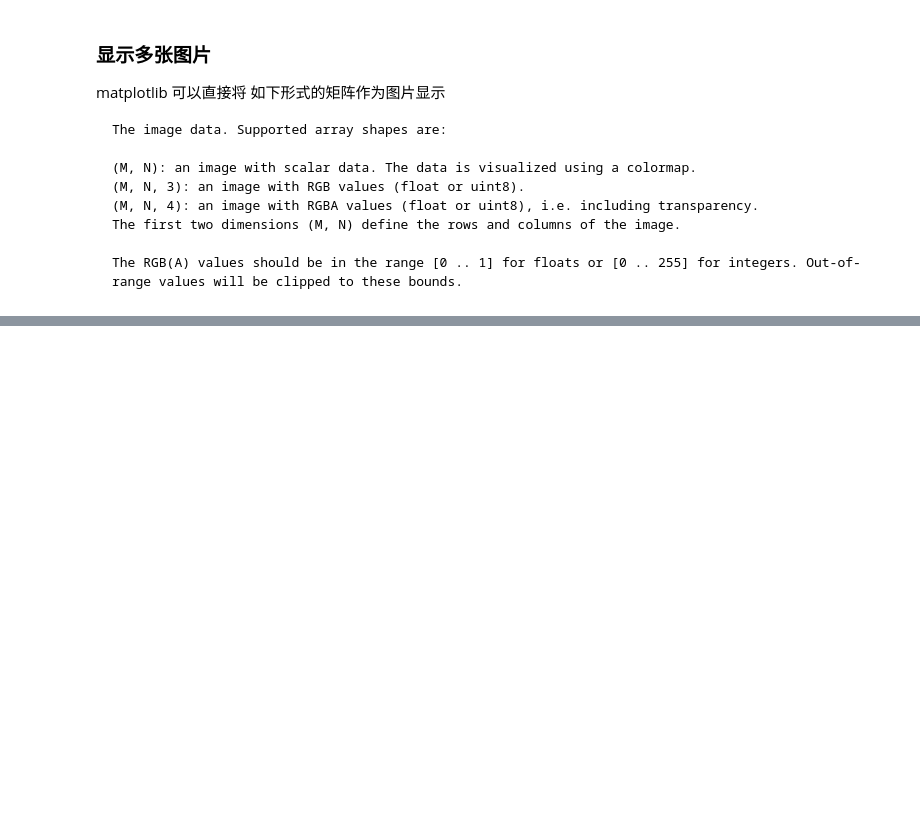
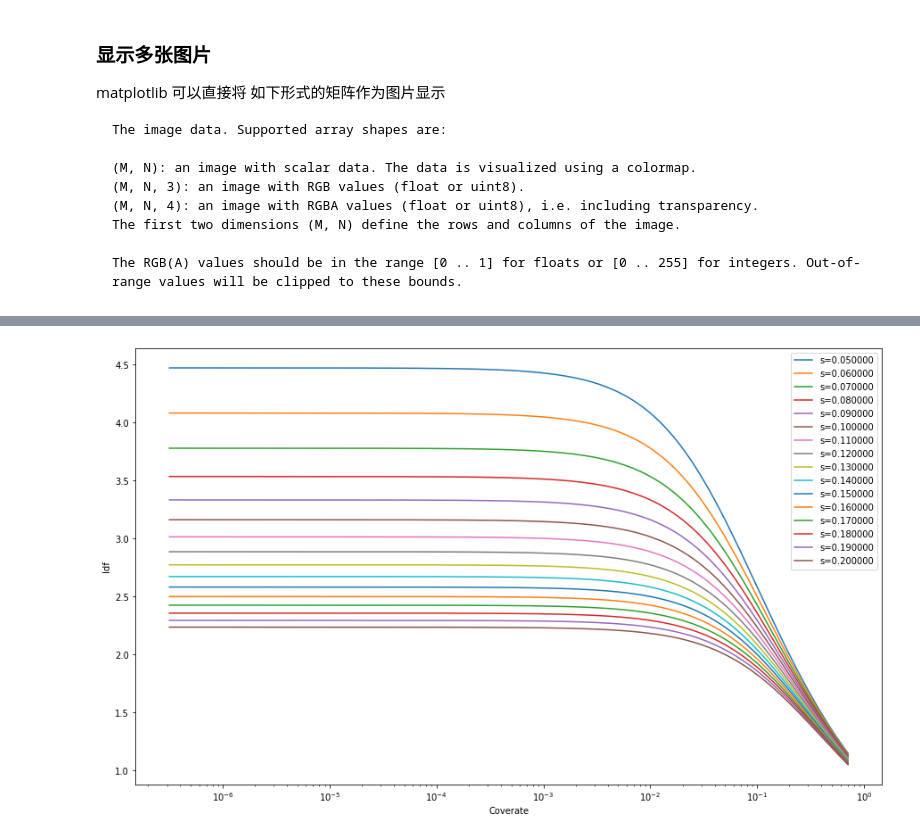
Before and after one commit to SS4G/big_ml, a Jupyter notebook: plot/matplotlib_demo.ipynb, the cells around one changed output, grey strips where cells are left out. Saved outputs shown, nothing was run; the diff lists cells and outputs as text; code cells hidden in the pictures; blank space fills up the shorter version.

```diff
--- a/plot/matplotlib_demo.ipynb
+++ b/plot/matplotlib_demo.ipynb
@@ -240,0 +263,19 @@ plt.show()
+# %%
+def calc_idf(coverage, smooth=0.05):
+    return 1 / (coverage + smooth)
+plt.figure(1, figsize=(15, 9))
+ax = plt.subplot()
+ax.set_xscale('log')
+x = np.logspace(-6.5, -0.15, 1000)
+#print(x)
+for smooth in range(5, 21):
+    smooth_coe = smooth*0.01
+    y = np.sqrt(calc_idf(x, smooth_coe))
+    #print(y)
+    ax.plot(x, y, label="s={:2f}".format(round(smooth_coe, 2)))
+ax.legend() # 添加图例 将plot对象中的 lable 的对应关系显示出来
+plt.xlabel("Coverate")
+plt.ylabel("Idf")
+plt.show()
+# %% [output]
+[figure, added]
```
Also changed, not shown: parts of 13 cells of this notebook, 1 other file.
